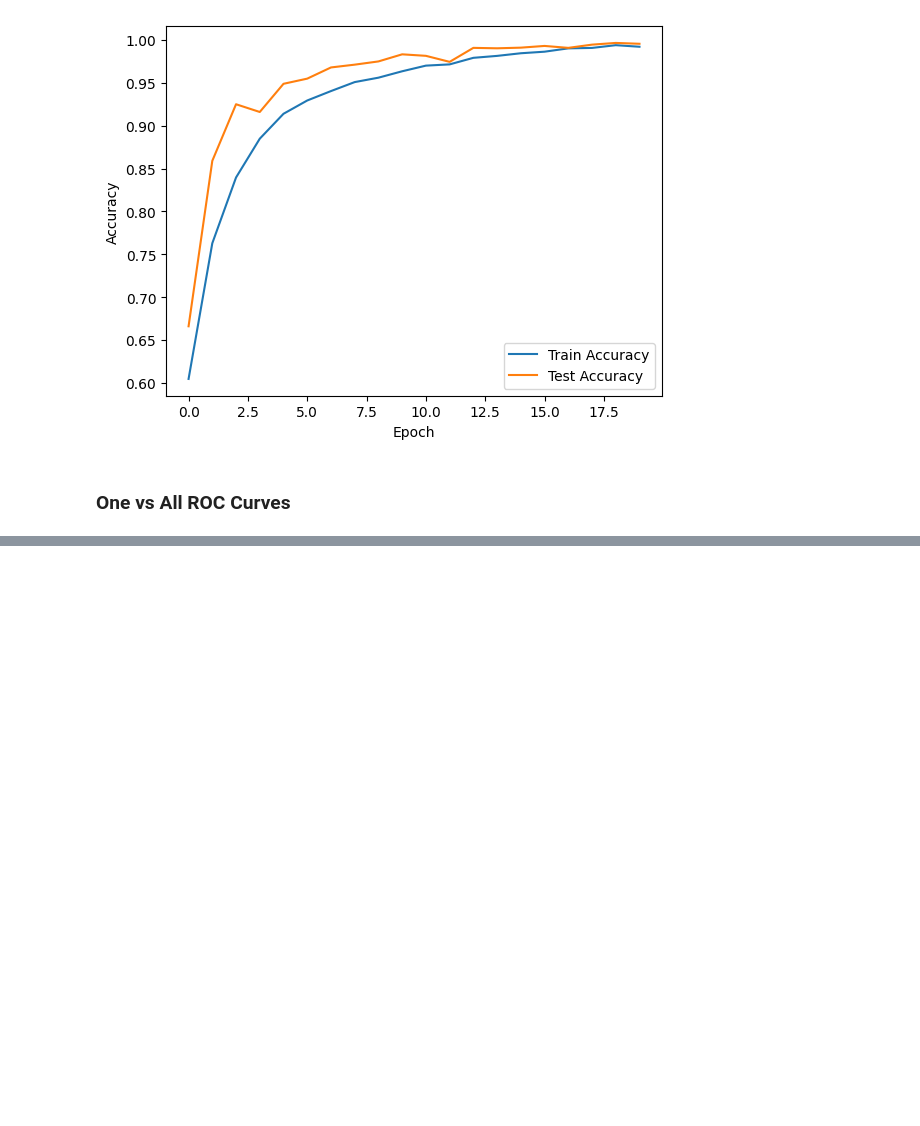
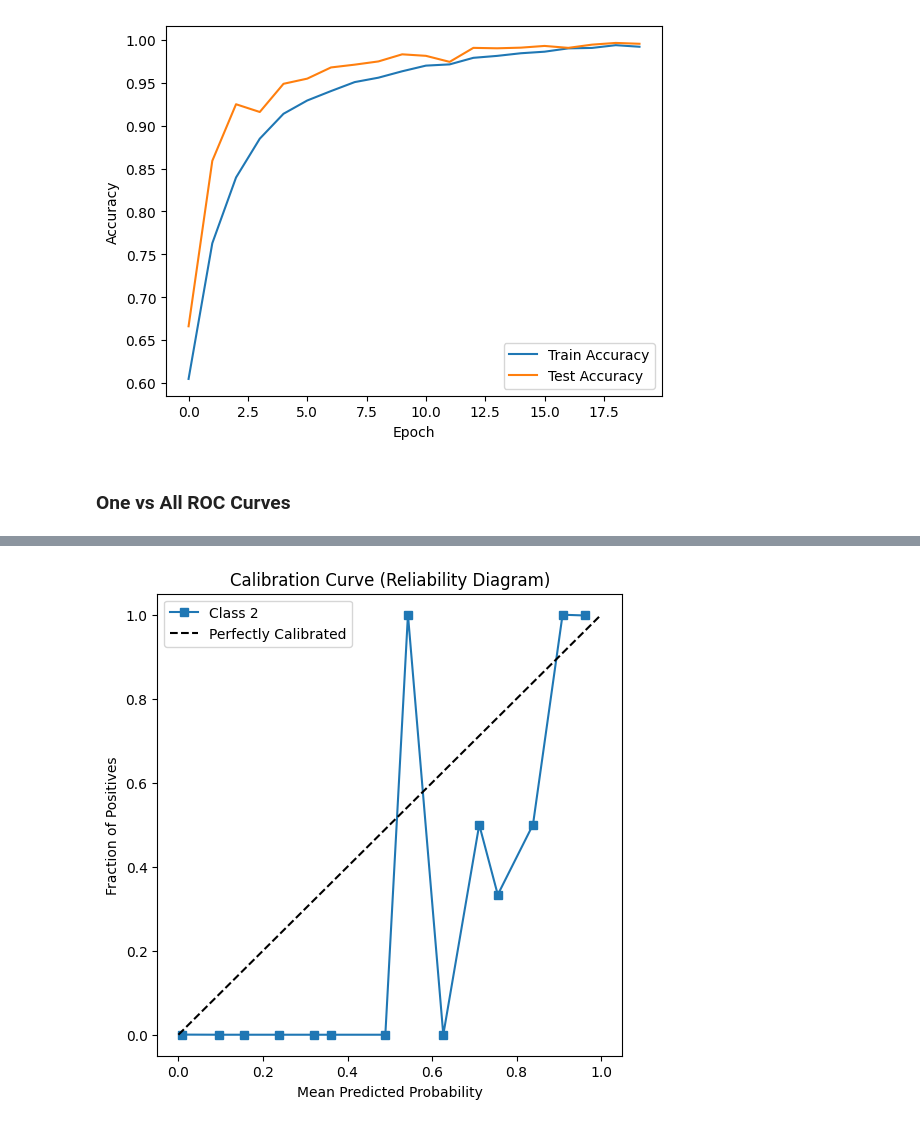
Before and after one commit to yuvarajk2109/cane-sense, a Jupyter notebook: CaneSight.ipynb, the cells around one changed output, grey strips where cells are left out. Drawn from its saved outputs; the diff is of its cells as text; code cells hidden in the pictures; blank space fills up the shorter version.

```diff
--- a/CaneSight.ipynb
+++ b/CaneSight.ipynb
@@ -85,3 +92,5 @@ transform = transforms.Compose([
+# %%
+num_bins = 15
 # %% [markdown]
 ## Loading Image Data
 # %% [markdown]
@@ -411,0 +419,19 @@ CaneSight(
+# %%
+all_labels = []
+all_preds = []
+all_probs = []
+
+logits_list = []
+labels_list = []
+
+with torch.no_grad():
+    for imgs, labels in test_loader:
+        imgs, labels = imgs.to(device), labels.to(device)
+        outputs = model(imgs)
+        preds = outputs.argmax(1)
+        probs = torch.softmax(outputs, dim=1)
+        all_labels.extend(labels.cpu().numpy())
+        all_preds.extend(preds.cpu().numpy())
+        all_probs.extend(probs.cpu().numpy())
+        logits_list.append(outputs)
+        labels_list.append(labels)
@@ -516,0 +545,19 @@ plt.show()
+# %%
+class_id = 2
+probs_class = all_probs_np[:, class_id]
+labels_class = (all_labels_np == class_id).astype(int)
+
+fraction_of_positives, mean_predicted_value = calibration_curve(
+    labels_class, probs_class, n_bins=num_bins
+)
+
+plt.figure(figsize=(6,6))
+plt.plot(mean_predicted_value, fraction_of_positives, "s-", label=f"Class {class_id}")
+plt.plot([0,1], [0,1], "k--", label="Perfectly Calibrated")
+plt.xlabel("Mean Predicted Probability")
+plt.ylabel("Fraction of Positives")
+plt.title("Calibration Curve (Reliability Diagram)")
+plt.legend()
+plt.show()
+# %% [output]
+[figure, added]
```
Also changed, not shown: parts of 47 cells of this notebook.
